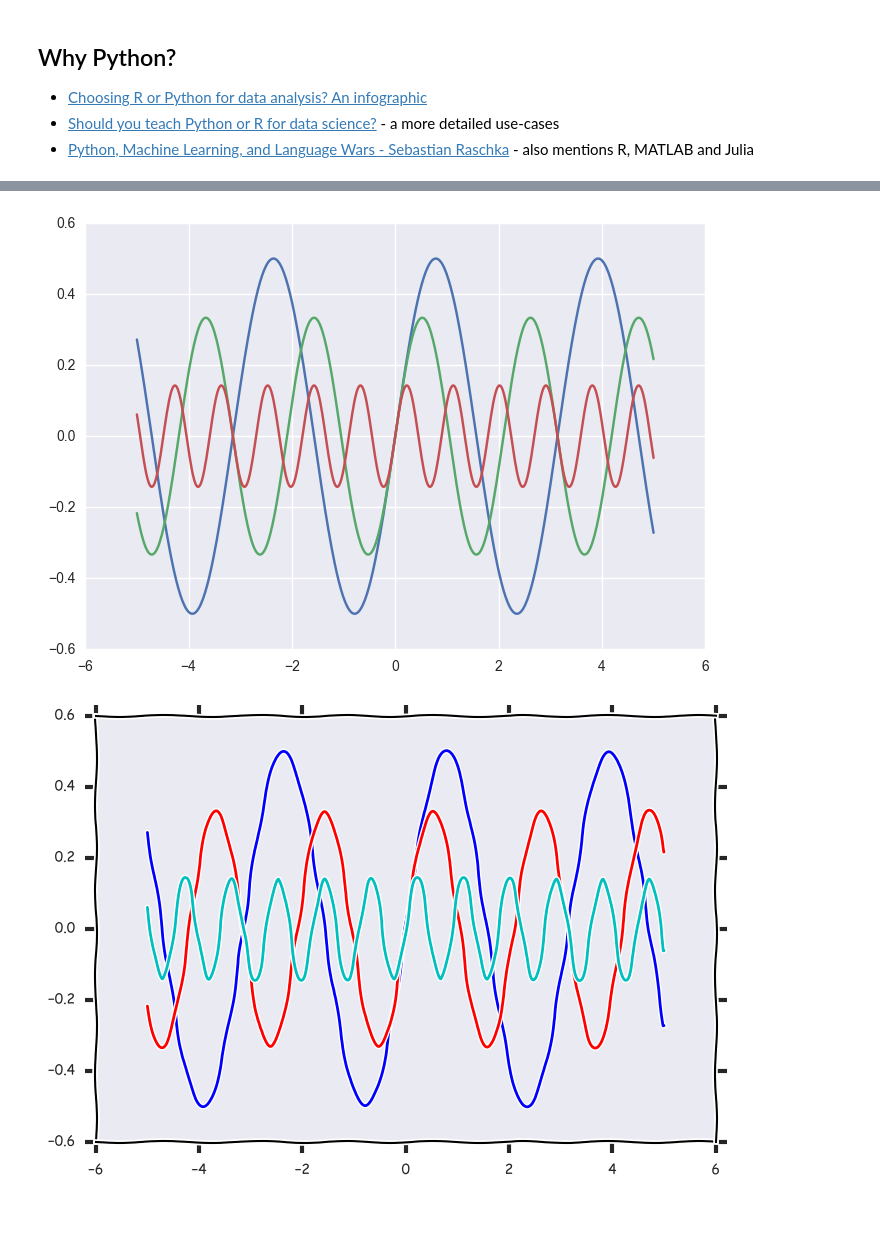
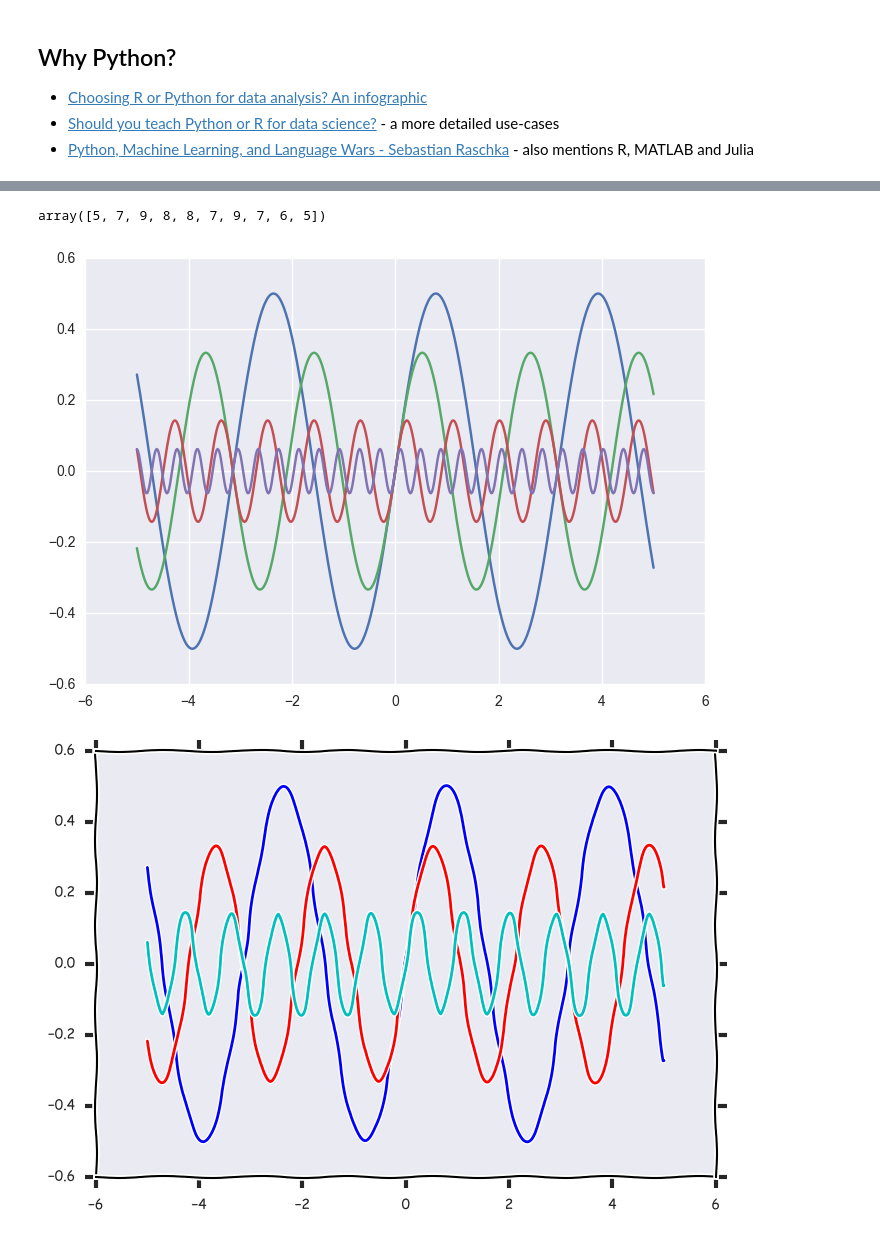
Before and after one commit to stared/python-neuroaspects-2016, a Jupyter notebook: 0_intro.ipynb, the cells around one changed output, grey strips where cells are left out. Cells and saved outputs as stored; diff of their text form; code cells hidden in the pictures.

```diff
--- a/0_intro.ipynb
+++ b/0_intro.ipynb
@@ -45,18 +47,20 @@ for i in range(10**6):
 import numpy as np
 # %%
 # press [tab]
-np.random.r
+np.random.randint(5, 10, 10)
+# %% [output]
+array([5, 7, 9, 8, 8, 7, 9, 7, 6, 5])
 # %%
 %matplotlib inline
 import seaborn as sns
 from matplotlib import pyplot as plt
 # %%
 X = np.linspace(-5, 5, 500)
-for k in [2, 3, 7]:
+for k in [2, 3, 7, 16]:
     Y = np.sin(k * X) / k
     plt.plot(X, Y)
 # %% [output]
-[figure, old version]
+[figure, new version]
 # %%
 with plt.xkcd():
     X = np.linspace(-5, 5, 500)
```
Also changed, not shown: parts of 3 cells of this notebook, 3 other files.
